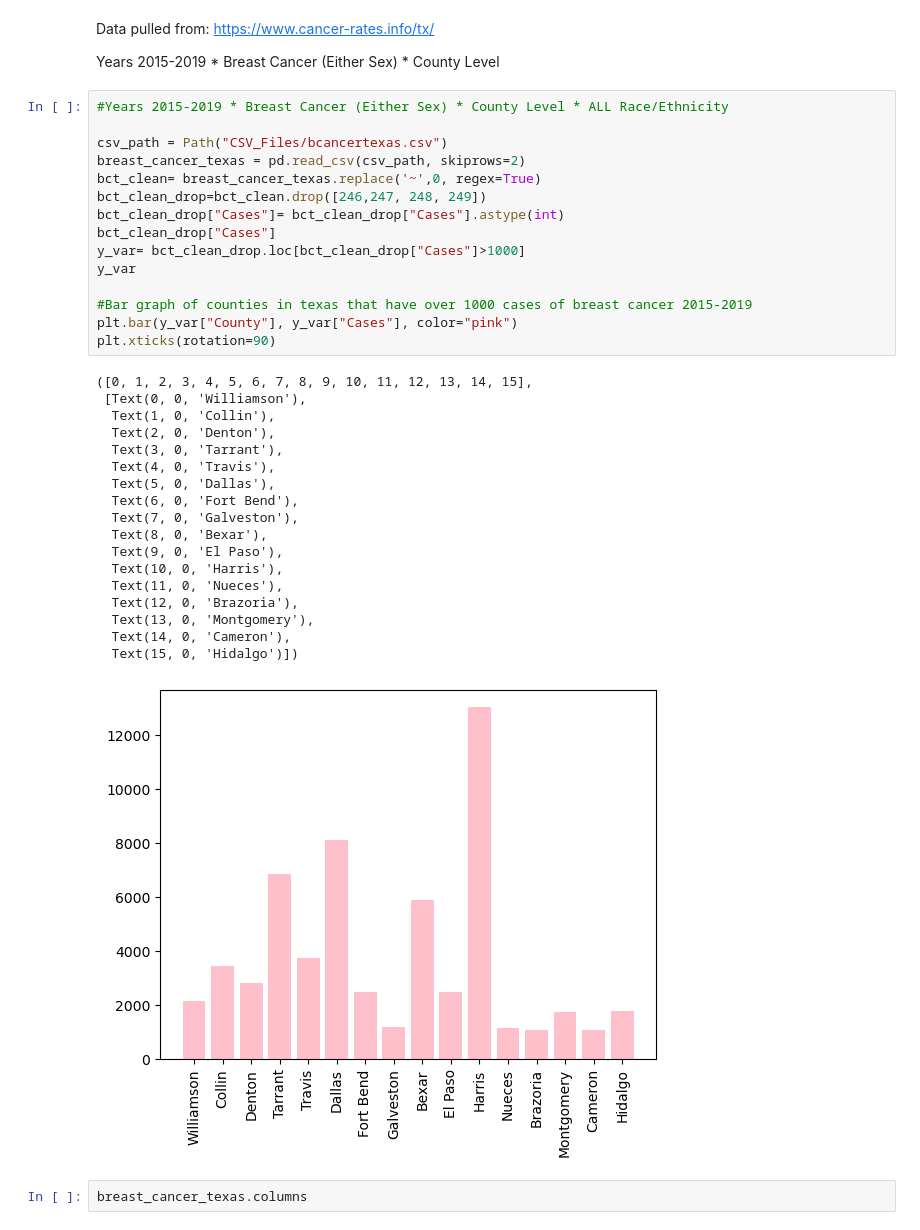
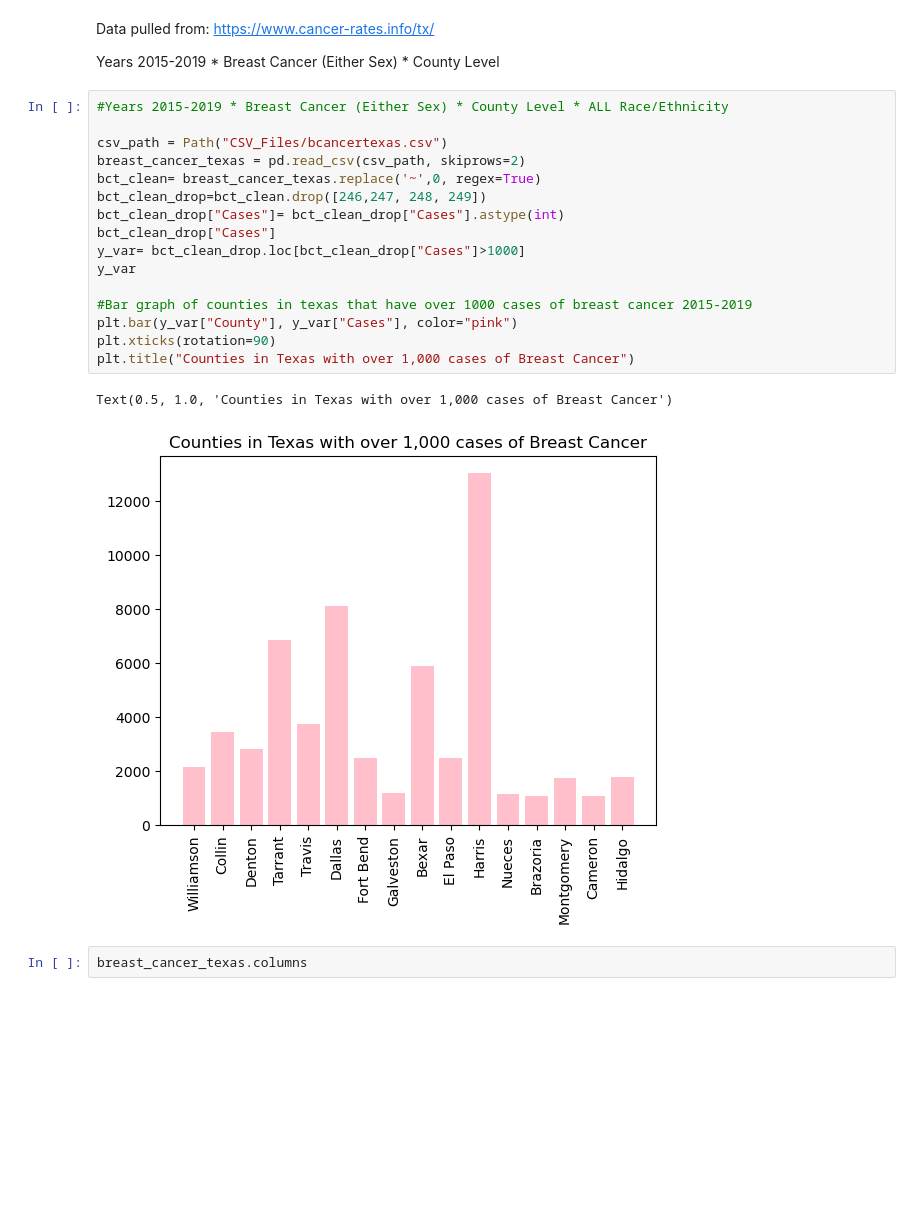
Before and after one commit to emilymees/Project-One, a Jupyter notebook: Shelby/breastcancer.ipynb, the cells around one changed output. Saved outputs shown, nothing was run; the diff lists cells and outputs as text; blank space fills up the shorter version.

```diff
--- a/Shelby/breastcancer.ipynb
+++ b/Shelby/breastcancer.ipynb
@@ -11,37 +11,22 @@ Years 2015-2019 * Breast Cancer (Either Sex) * County Level
 # %%
 #Years 2015-2019 * Breast Cancer (Either Sex) * County Level * ALL Race/Ethnicity
 
 csv_path = Path("CSV_Files/bcancertexas.csv")
 breast_cancer_texas = pd.read_csv(csv_path, skiprows=2)
 bct_clean= breast_cancer_texas.replace('~',0, regex=True)
 bct_clean_drop=bct_clean.drop([246,247, 248, 249])
 bct_clean_drop["Cases"]= bct_clean_drop["Cases"].astype(int)
 bct_clean_drop["Cases"]
 y_var= bct_clean_drop.loc[bct_clean_drop["Cases"]>1000]
 y_var
 
 #Bar graph of counties in texas that have over 1000 cases of breast cancer 2015-2019
 plt.bar(y_var["County"], y_var["Cases"], color="pink")
 plt.xticks(rotation=90)
+plt.title("Counties in Texas with over 1,000 cases of Breast Cancer")
 # %% [output]
-([0, 1, 2, 3, 4, 5, 6, 7, 8, 9, 10, 11, 12, 13, 14, 15],
- [Text(0, 0, 'Williamson'),
-  Text(1, 0, 'Collin'),
-  Text(2, 0, 'Denton'),
-  Text(3, 0, 'Tarrant'),
-  Text(4, 0, 'Travis'),
-  Text(5, 0, 'Dallas'),
-  Text(6, 0, 'Fort Bend'),
-  Text(7, 0, 'Galveston'),
-  Text(8, 0, 'Bexar'),
-  Text(9, 0, 'El Paso'),
-  Text(10, 0, 'Harris'),
-  Text(11, 0, 'Nueces'),
-  Text(12, 0, 'Brazoria'),
-  Text(13, 0, 'Montgomery'),
-  Text(14, 0, 'Cameron'),
-  Text(15, 0, 'Hidalgo')])
+Text(0.5, 1.0, 'Counties in Texas with over 1,000 cases of Breast Cancer')
-[figure, old version]
+[figure, new version]
 # %%
 breast_cancer_texas.columns
 # %% [output]
```
Also changed, not shown: parts of 5 cells of this notebook.
